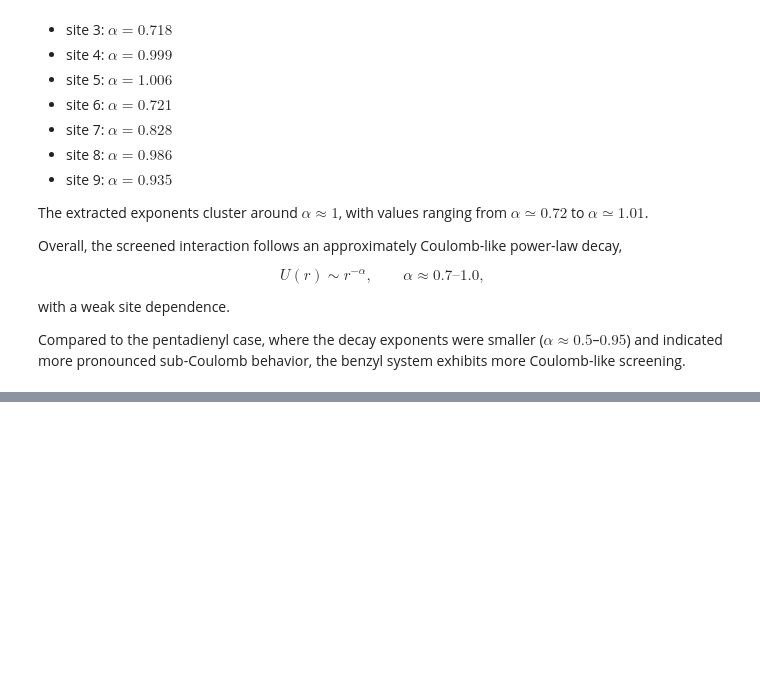
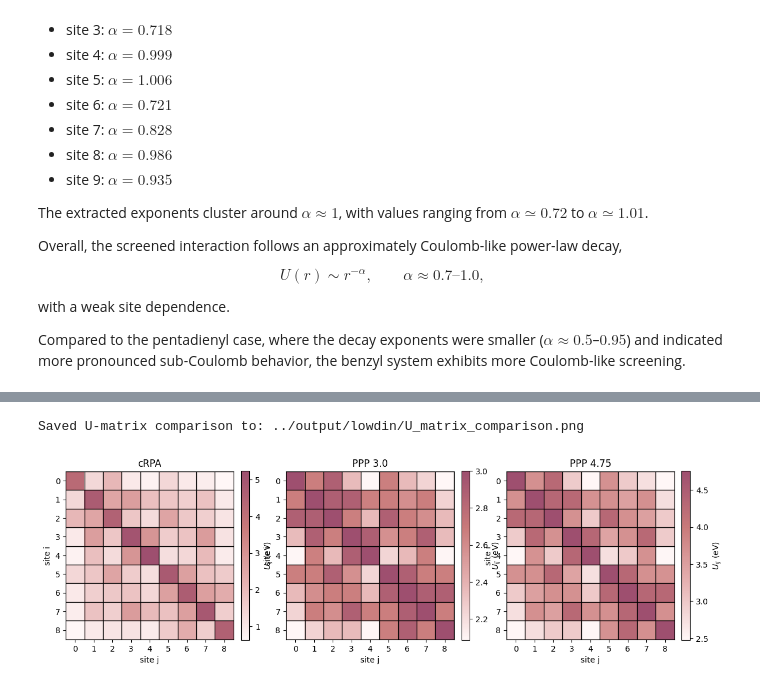
Before and after one commit to aj0337/qtpyt-tests, a Jupyter notebook: strongly_correlated_open_shell/AuBDA13CH2/production_run/referee_response/U_vs_r_analysis.ipynb, the cells around one changed output, grey strips where cells are left out. Drawn from its saved outputs; the diff is of its cells as text; code cells hidden in the pictures; blank space fills up the shorter version.

```diff
--- a/strongly_correlated_open_shell/AuBDA13CH2/production_run/referee_response/U_vs_r_analysis.ipynb
+++ b/strongly_correlated_open_shell/AuBDA13CH2/production_run/referee_response/U_vs_r_analysis.ipynb
@@ -372,0 +571,13 @@ NameError: name 'np' is not defined
+# %%
+plot_U_matrices(
+    U_files=[
+        "../output/lowdin/U_matrix_crpa.txt",
+        "../output/lowdin/U_matrix_PPP_U_3.0.txt",
+        "../output/lowdin/U_matrix_PPP_U_mean.txt",
+    ],
+    titles=["cRPA", "PPP 3.0", "PPP 4.75"],
+    output="../output/lowdin/U_matrix_comparison.png",
+)
+# %% [output]
+Saved U-matrix comparison to: ../output/lowdin/U_matrix_comparison.png
+[figure, added]
```
Also changed, not shown: parts of 8 cells of this notebook, 1 other file.
